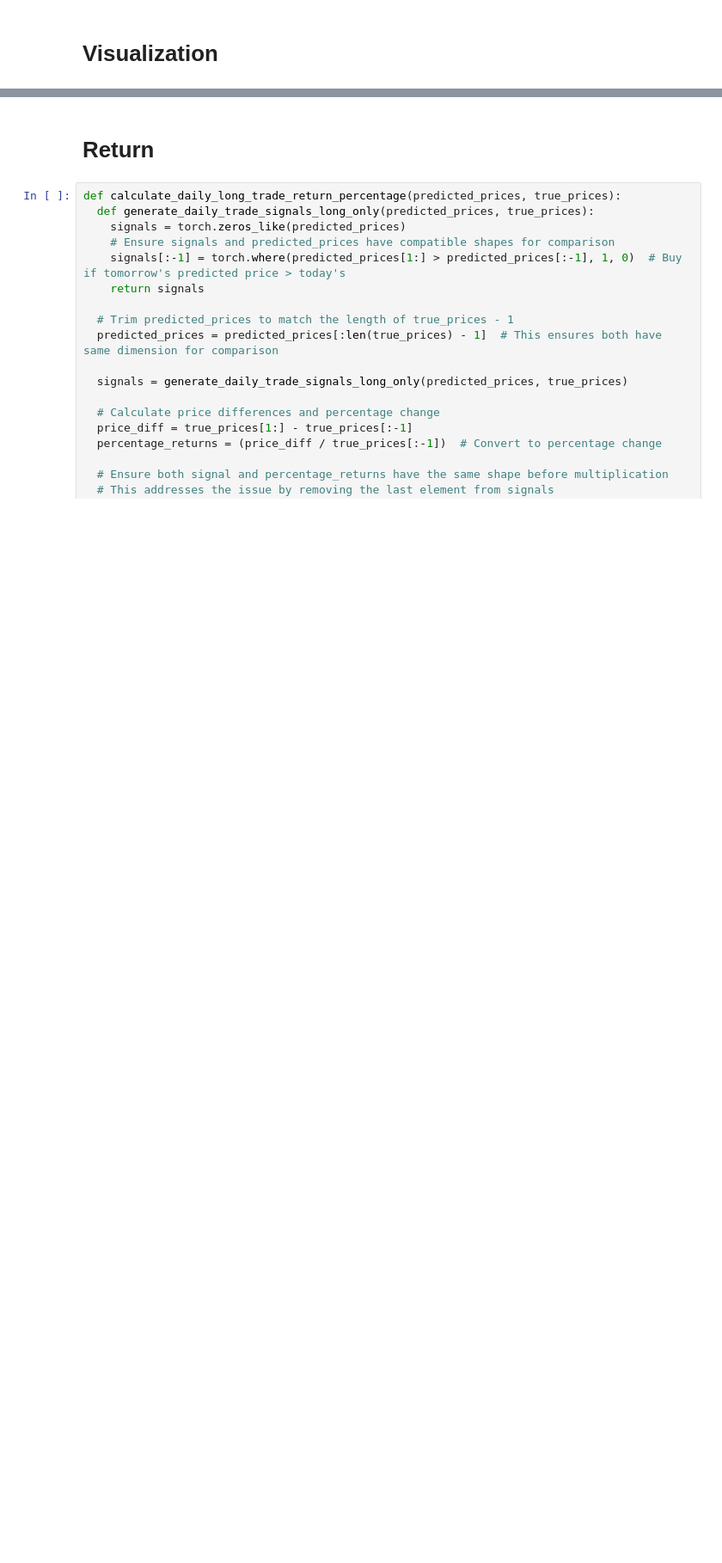
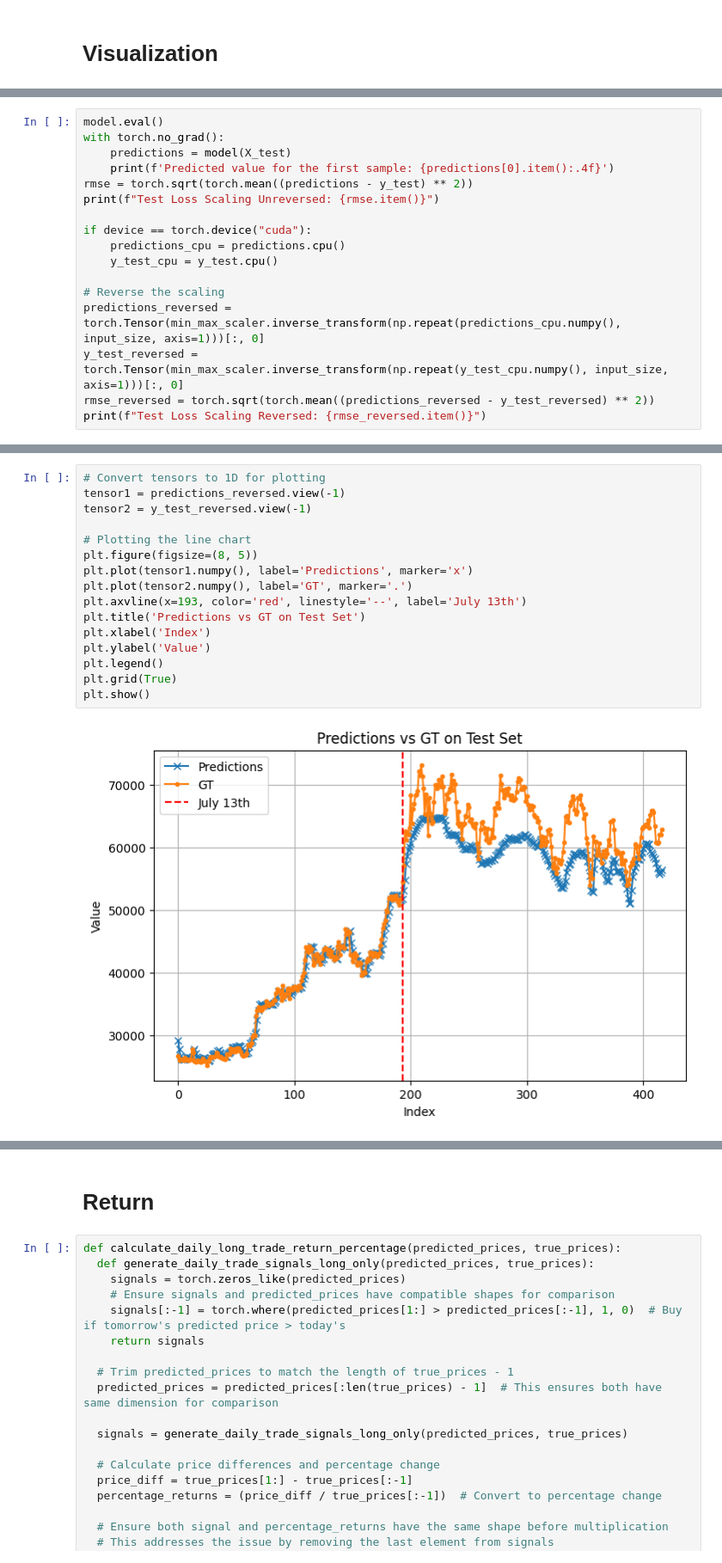
Before and after one commit to heqing-chriscao/BTCPricePredictor, a Jupyter notebook: LSTM_Transfered_Learning_Encoder_Decoder_RMSE_Close_Price+Indicators.ipynb, the cells around one changed output, grey strips where cells are left out. Shown at 86% size. Cells and saved outputs as stored; diff of their text form; blank space fills up the shorter version.

Commit message:
updated the script for supporting the evaluation of the best model on the test set

```diff
--- a/LSTM_Transfered_Learning_Encoder_Decoder_RMSE_Close_Price+Indicators.ipynb
+++ b/LSTM_Transfered_Learning_Encoder_Decoder_RMSE_Close_Price+Indicators.ipynb
@@ -336,0 +337,17 @@ plt.show()
+# %%
+model.eval()
+with torch.no_grad():
+    predictions = model(X_test)
+    print(f'Predicted value for the first sample: {predictions[0].item():.4f}')
+rmse = torch.sqrt(torch.mean((predictions - y_test) ** 2))
+print(f"Test Loss Scaling Unreversed: {rmse.item()}")
+
+if device == torch.device("cuda"):
+    predictions_cpu = predictions.cpu()
+    y_test_cpu = y_test.cpu()
+
+# Reverse the scaling
+predictions_reversed = torch.Tensor(min_max_scaler.inverse_transform(np.repeat(predictions_cpu.numpy(), input_size, axis=1)))[:, 0]
+y_test_reversed = torch.Tensor(min_max_scaler.inverse_transform(np.repeat(y_test_cpu.numpy(), input_size, axis=1)))[:, 0]
+rmse_reversed = torch.sqrt(torch.mean((predictions_reversed - y_test_reversed) ** 2))
+print(f"Test Loss Scaling Reversed: {rmse_reversed.item()}")
@@ -336,0 +358,18 @@ plt.show()
+# %%
+# Convert tensors to 1D for plotting
+tensor1 = predictions_reversed.view(-1)
+tensor2 = y_test_reversed.view(-1)
+
+# Plotting the line chart
+plt.figure(figsize=(8, 5))
+plt.plot(tensor1.numpy(), label='Predictions', marker='x')
+plt.plot(tensor2.numpy(), label='GT', marker='.')
+plt.axvline(x=193, color='red', linestyle='--', label='July 13th')
+plt.title('Predictions vs GT on Test Set')
+plt.xlabel('Index')
+plt.ylabel('Value')
+plt.legend()
+plt.grid(True)
+plt.show()
+# %% [output]
+[figure, added]
```
Also changed, not shown: parts of 12 cells of this notebook.
